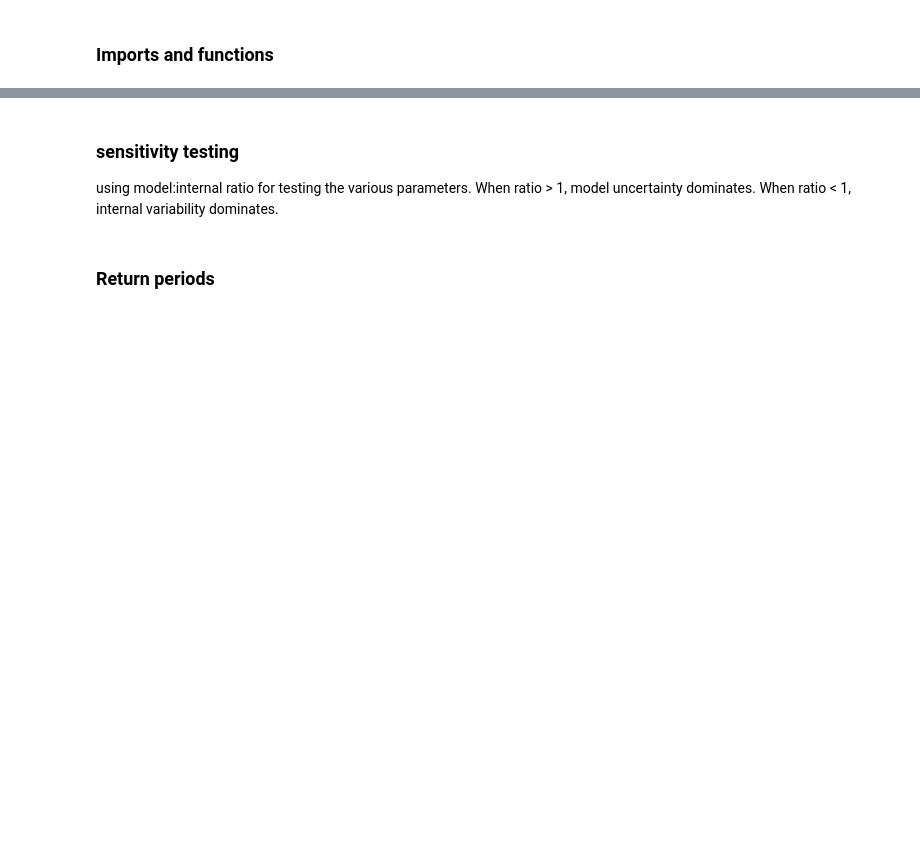
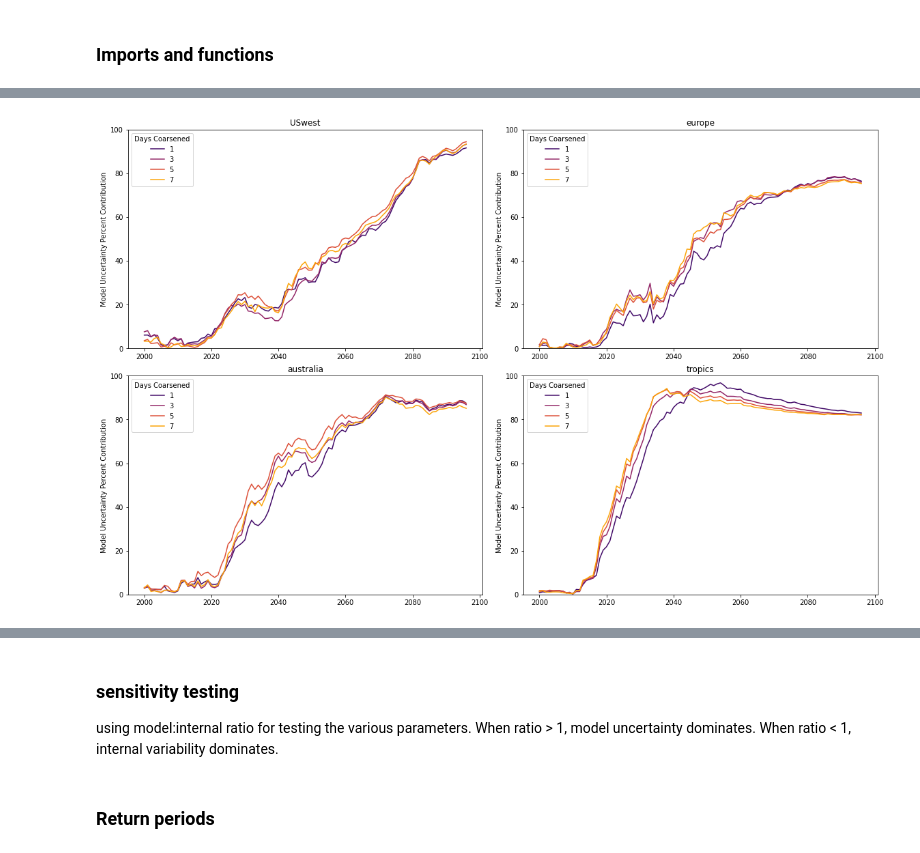
Before and after one commit to MackenzieBlanusa/InternalVariability, a Jupyter notebook: notebooks/SensitivityPlots.ipynb, the cells around one changed output, grey strips where cells are left out. Cells and saved outputs as stored; diff of their text form; code cells hidden in the pictures; blank space fills up the shorter version.

```diff
--- a/notebooks/SensitivityPlots.ipynb
+++ b/notebooks/SensitivityPlots.ipynb
@@ -62,0 +165,11 @@ def extreme_internal_allregions(args):
+# %%
+test_coarsen = sensitivity_allregions(parameter='coarsen',
+                                    x_type = 'quantile_return',
+                                    load=False,
+                                    args = {'return_period':10,
+                                            'coarsen':[1,3,5,7],
+                                            'consec_days':1,
+                                            'rolling_average':10,
+                                            'hist_slice':slice('1995','2014')
+
+                                           })
@@ -62,0 +314,16 @@ def extreme_internal_allregions(args):
+# %%
+fig,ax = plt.subplots(nrows=2,ncols=2,constrained_layout=True,figsize=(16,10))
+colors = sns.color_palette("inferno", len(test_coarsen.concat_dim))
+axes = [ax[0,0],ax[0,1],ax[1,0],ax[1,1]]
+regions = ['USwest','europe','australia','tropics']
+for axe,r in zip(axes,regions):
+    for i,m in enumerate(test_coarsen.concat_dim):
+        axe.plot(test_coarsen.sel(region=r,concat_dim=m).time,test_coarsen.sel(region=r,concat_dim=m).MTratio,
+                c=colors[i])
+        labels=['1','3','5','7']
+        axe.legend(labels=labels,loc=2,title='Days Coarsened')
+        axe.set_ylabel('Model Uncertainty Percent Contribution')
+        axe.set_title(r)
+        axe.set_ylim(0,100)
+# %% [output]
+[figure, added]
```
Also changed, not shown: parts of 30 cells of this notebook.
